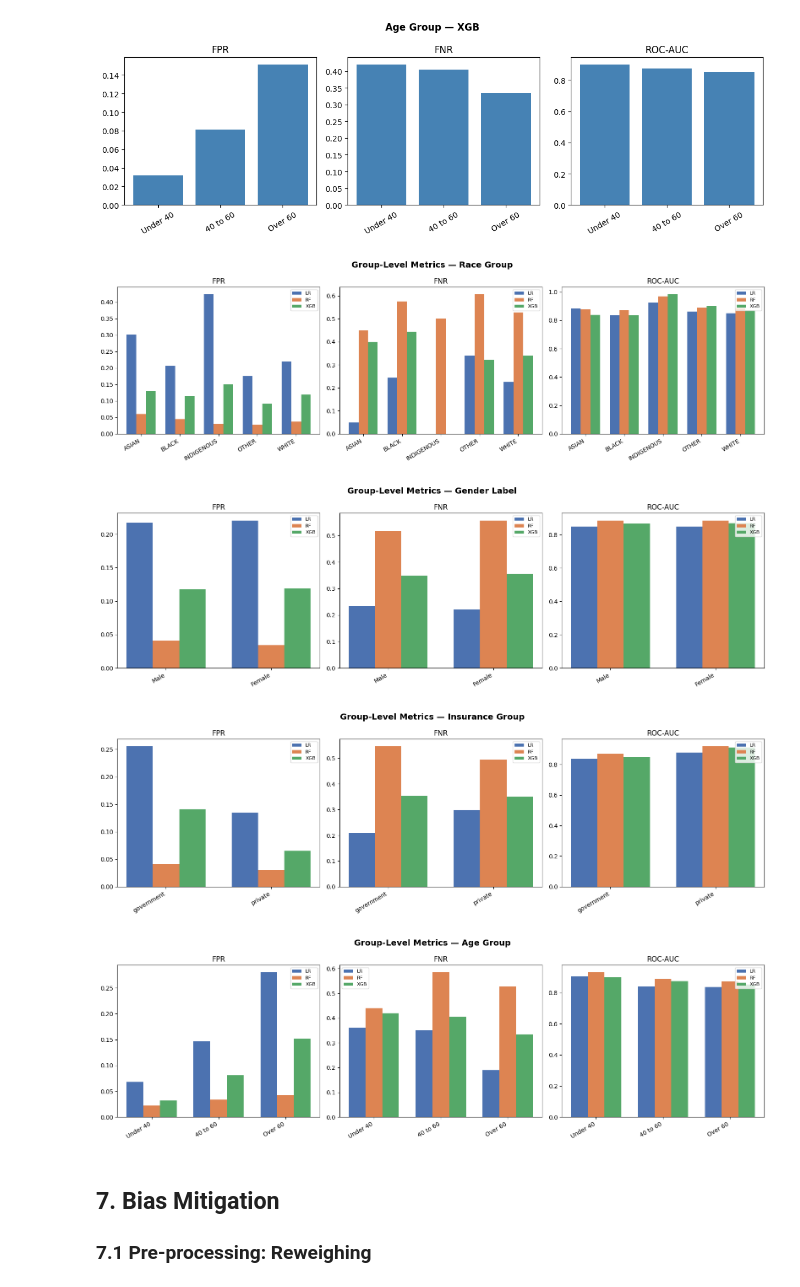
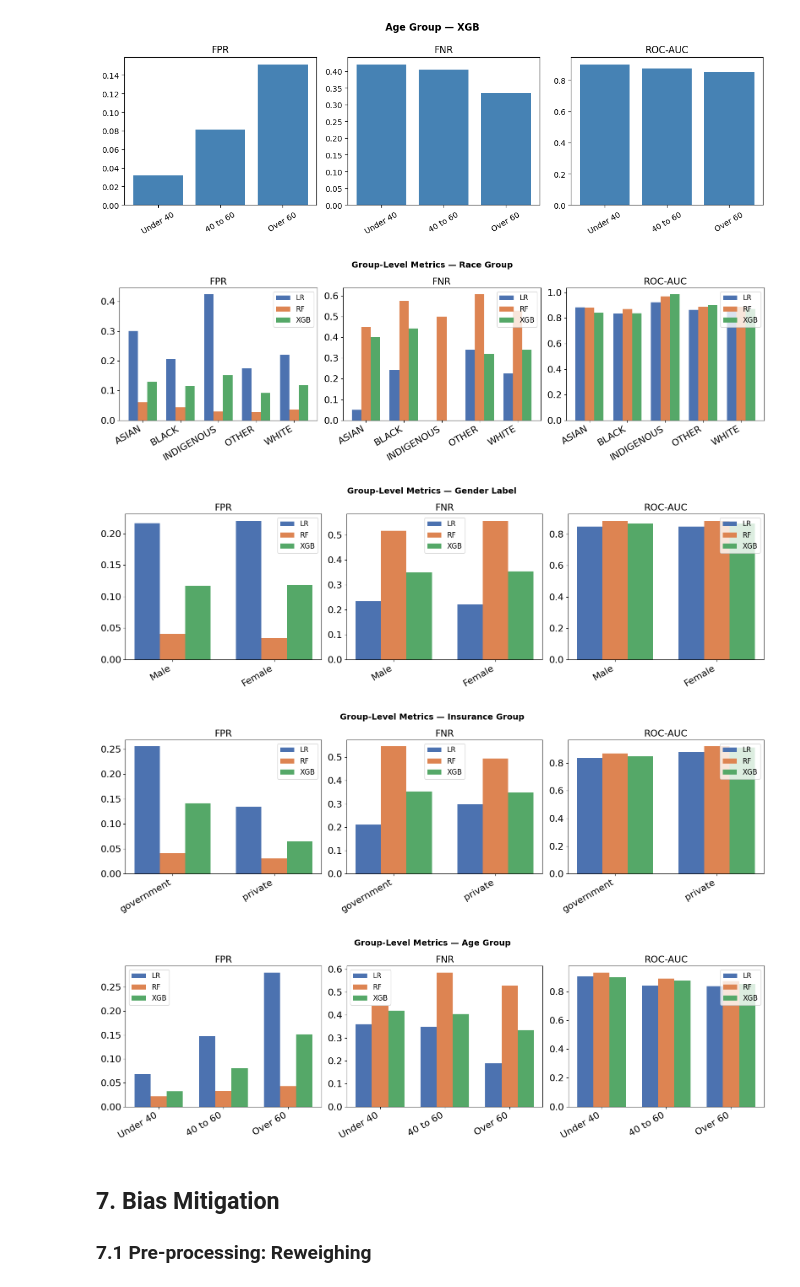
Before and after one commit to Pran-bho/Group-Research-Methods--Bias-and-Fairness, a Jupyter notebook: Fairness 2.ipynb, the cells around one changed output. Drawn from its saved outputs; the diff is of its cells as text; code cells hidden in the pictures.

```diff
--- a/Fairness 2.ipynb
+++ b/Fairness 2.ipynb
@@ -528,40 +530,41 @@ def plot_combined_group_metrics(attr, labels):
             y_prob = gdf[prob_col].values
             tn, fp, fn, tp = confusion_matrix(y_true, y_pred, labels=[0,1]).ravel()
             m["FPR"].append(fp / (fp + tn) if (fp + tn) > 0 else 0)
             m["FNR"].append(fn / (fn + tp) if (fn + tp) > 0 else 0)
             m["ROC-AUC"].append(
                 roc_auc_score(y_true, y_prob) if len(np.unique(y_true)) > 1 else np.nan
             )
         all_metrics[model_name] = m
 
     fig, axes = plt.subplots(1, 3, figsize=(16, 5))
     fig.suptitle(f"Group-Level Metrics — {attr.replace('_', ' ').title()}", fontweight="bold", fontsize=14)
 
     str_labels = [str(l) for l in labels]
     x = np.arange(len(labels))
     width = 0.25
 
     for ax, metric in zip(axes, metric_names):
         for i, (model_name, _, _, colour) in enumerate(model_configs):
             vals = all_metrics[model_name][metric]
             ax.bar(x + i * width, vals, width, label=model_name, color=colour)
-        ax.set_title(metric)
+        ax.set_title(metric, fontsize=16)
         ax.set_xticks(x + width)
-        ax.set_xticklabels(str_labels, rotation=30, ha="right")
-        ax.legend(fontsize=8)
+        ax.set_xticklabels(str_labels, rotation=30, ha="right", fontsize=16)
+        ax.tick_params(axis='y', labelsize=16)
+        ax.legend(fontsize=12)
 
     plt.tight_layout()
     plt.savefig(f"figures2/group_metrics_{attr}.png", dpi=150, bbox_inches="tight")
     plt.show()
 
 
 for attr, labels in attr_labels.items():
     plot_combined_group_metrics(attr, labels)
 # %% [output]
-[figure, old version]
+[figure, new version]
-[figure, old version]
+[figure, new version]
-[figure, old version]
+[figure, new version]
-[figure, old version]
+[figure, new version]
 # %% [markdown]
 ## 7. Bias Mitigation
 
```
Also changed, not shown: parts of 9 cells of this notebook, 10 other files.
